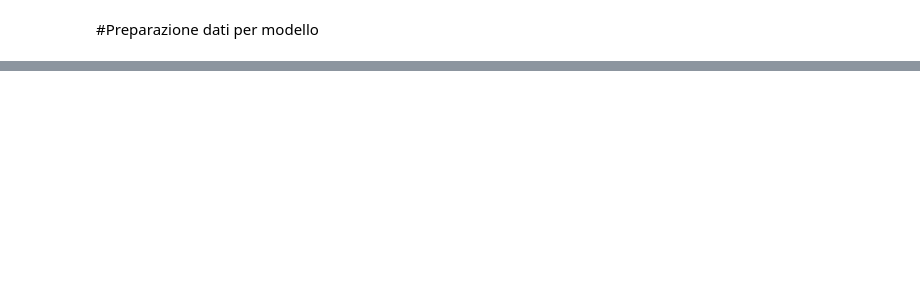
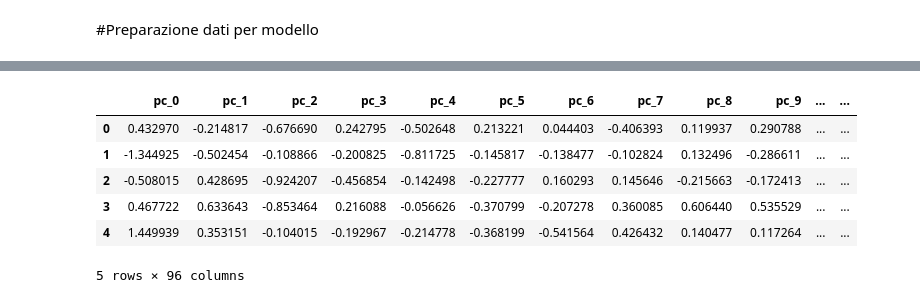
Before and after one commit to williambiondi/RecommenderGS, a Jupyter notebook: recommenderGranSasso.ipynb, the cells around one changed output, grey strips where cells are left out. Saved outputs shown, nothing was run; the diff lists cells and outputs as text; code cells hidden in the pictures; blank space fills up the shorter version.

```diff
--- a/recommenderGranSasso.ipynb
+++ b/recommenderGranSasso.ipynb
@@ -509,0 +108,16 @@ AUC Test: 0.6394129395484924
+# %%
+pca = PCA(n_components=n_components)
+reduced = pca.fit_transform(df_embeddings)
+df_reduced = pd.DataFrame(reduced, columns = [f"pc_{i}" for i in range(reduced.shape[1])])
+# %%
+df_reduced['ItemId'] = items['ItemId']
+# %%
+df_reduced.head()
+# %% [output]
+|  | pc_0 | pc_1 | pc_2 | pc_3 | pc_4 | pc_5 | pc_6 | pc_7 | pc_8 | pc_9 | ... | ... |
+| 0 | 0.432970 | -0.214817 | -0.676690 | 0.242795 | -0.502648 | 0.213221 | 0.044403 | -0.406393 | 0.119937 | 0.290788 | ... | ... |
+| 1 | -1.344925 | -0.502454 | -0.108866 | -0.200825 | -0.811725 | -0.145817 | -0.138477 | -0.102824 | 0.132496 | -0.286611 | ... | ... |
+| 2 | -0.508015 | 0.428695 | -0.924207 | -0.456854 | -0.142498 | -0.227777 | 0.160293 | 0.145646 | -0.215663 | -0.172413 | ... | ... |
+| 3 | 0.467722 | 0.633643 | -0.853464 | 0.216088 | -0.056626 | -0.370799 | -0.207278 | 0.360085 | 0.606440 | 0.535529 | ... | ... |
+| 4 | 1.449939 | 0.353151 | -0.104015 | -0.192967 | -0.214778 | -0.368199 | -0.541564 | 0.426432 | 0.140477 | 0.117264 | ... | ... |
+5 rows × 96 columns
```
Also changed, not shown: parts of 103 cells of this notebook.
